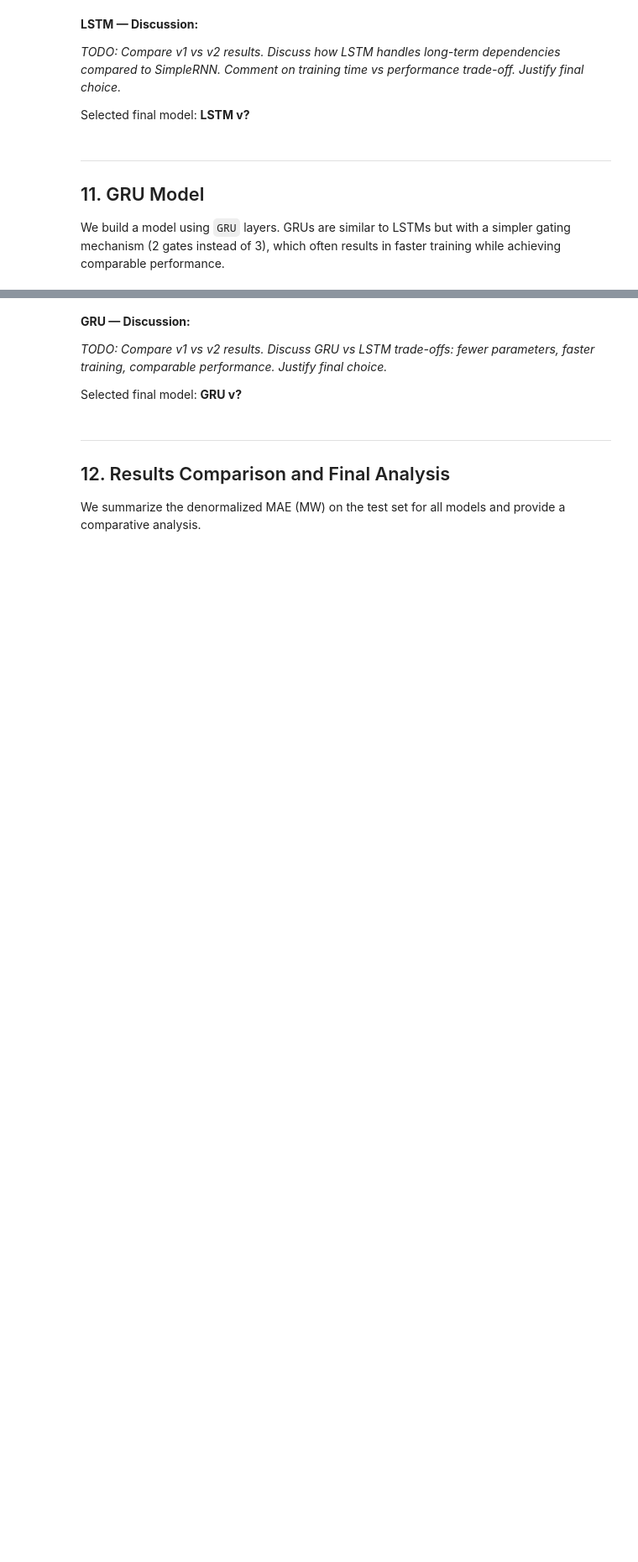
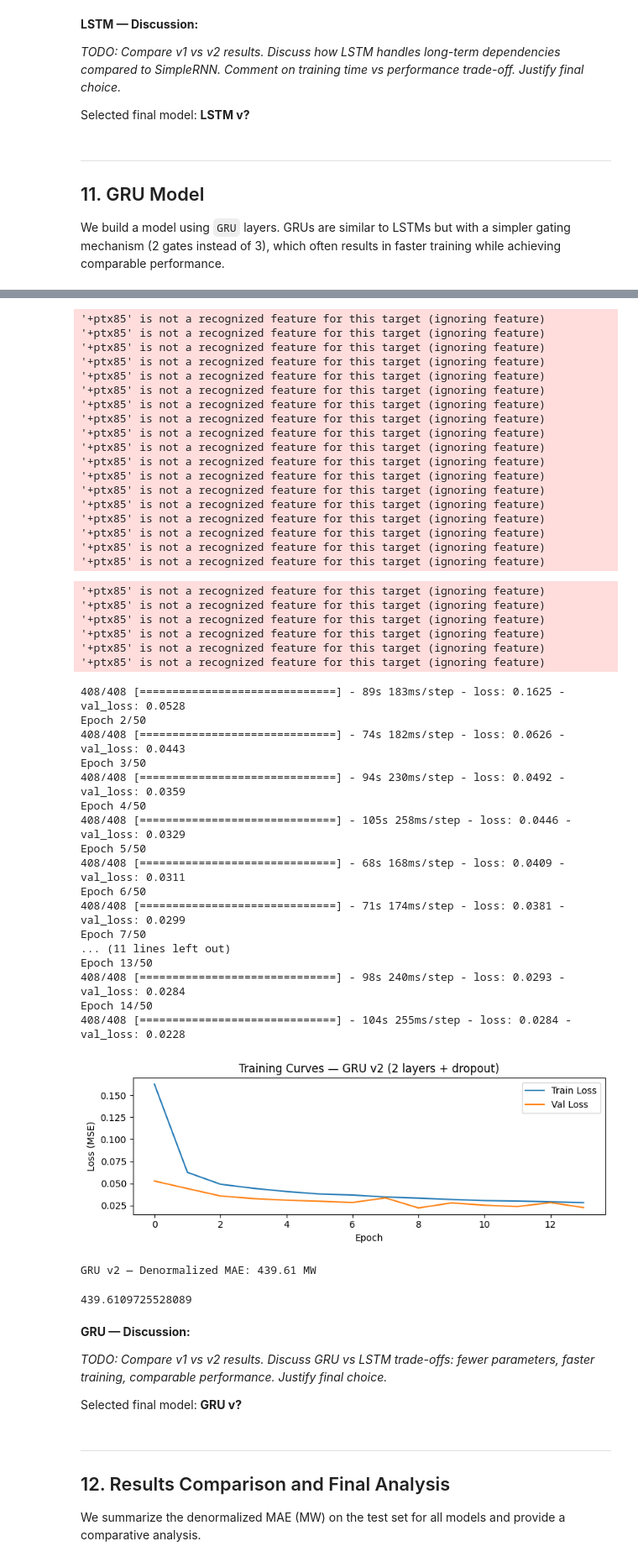
Before and after one commit to lupitia1/DL_Practice_2, a Jupyter notebook: P2_Electricity_Load_Forecasting.ipynb, the cells around one changed output, grey strips where cells are left out. Shown at 84% size. Saved outputs shown, nothing was run; the diff lists cells and outputs as text; code cells hidden in the pictures; blank space fills up the shorter version.

```diff
--- a/P2_Electricity_Load_Forecasting.ipynb
+++ b/P2_Electricity_Load_Forecasting.ipynb
@@ -406,9 +933,9 @@ evaluate_model(model_gru_v1, X_test, y_test, "GRU v1")
 # %%
 # --- Experiment 2: GRU with 2 stacked layers + dropout ---
 model_gru_v2 = keras.Sequential([
-    layers.GRU(64, return_sequences=True, input_shape=(SEQ_LEN, n_features)),
+    layers.GRU(64, return_sequences=True, input_shape=(SEQ_LEN, n_features), unroll=True),
     layers.Dropout(0.2),
-    layers.GRU(32),
+    layers.GRU(32, unroll=True),
     layers.Dropout(0.2),
     layers.Dense(1)
 ], name="GRU_v2")
@@ -429,3 +956,4 @@ history_gru_v2 = model_gru_v2.fit(
 
 plot_training_history(history_gru_v2, "GRU v2 (2 layers + dropout)")
 evaluate_model(model_gru_v2, X_test, y_test, "GRU v2")
+# %% [output]
@@ -432,3 +963,47 @@ evaluate_model(model_gru_v2, X_test, y_test, "GRU v2")
+'+ptx85' is not a recognized feature for this target (ignoring feature)
+'+ptx85' is not a recognized feature for this target (ignoring feature)
+'+ptx85' is not a recognized feature for this target (ignoring feature)
+'+ptx85' is not a recognized feature for this target (ignoring feature)
+'+ptx85' is not a recognized feature for this target (ignoring feature)
+'+ptx85' is not a recognized feature for this target (ignoring feature)
+'+ptx85' is not a recognized feature for this target (ignoring feature)
+'+ptx85' is not a recognized feature for this target (ignoring feature)
+'+ptx85' is not a recognized feature for this target (ignoring feature)
+'+ptx85' is not a recognized feature for this target (ignoring feature)
+'+ptx85' is not a recognized feature for this target (ignoring feature)
+'+ptx85' is not a recognized feature for this target (ignoring feature)
+'+ptx85' is not a recognized feature for this target (ignoring feature)
+'+ptx85' is not a recognized feature for this target (ignoring feature)
+'+ptx85' is not a recognized feature for this target (ignoring feature)
+'+ptx85' is not a recognized feature for this target (ignoring feature)
+'+ptx85' is not a recognized feature for this target (ignoring feature)
+'+ptx85' is not a recognized feature for this target (ignoring feature)
+'+ptx85' is not a recognized feature for this target (ignoring feature)
+'+ptx85' is not a recognized feature for this target (ignoring feature)
+'+ptx85' is not a recognized feature for this target (ignoring feature)
+'+ptx85' is not a recognized feature for this target (ignoring feature)
+'+ptx85' is not a recognized feature for this target (ignoring feature)
+'+ptx85' is not a recognized feature for this target (ignoring feature)
+408/408 [==============================] - 89s 183ms/step - loss: 0.1625 - val_loss: 0.0528
+Epoch 2/50
+408/408 [==============================] - 74s 182ms/step - loss: 0.0626 - val_loss: 0.0443
+Epoch 3/50
+408/408 [==============================] - 94s 230ms/step - loss: 0.0492 - val_loss: 0.0359
+Epoch 4/50
+408/408 [==============================] - 105s 258ms/step - loss: 0.0446 - val_loss: 0.0329
+Epoch 5/50
+408/408 [==============================] - 68s 168ms/step - loss: 0.0409 - val_loss: 0.0311
+Epoch 6/50
+408/408 [==============================] - 71s 174ms/step - loss: 0.0381 - val_loss: 0.0299
+Epoch 7/50
+... (11 lines left out)
+Epoch 13/50
+408/408 [==============================] - 98s 240ms/step - loss: 0.0293 - val_loss: 0.0284
+Epoch 14/50
+408/408 [==============================] - 104s 255ms/step - loss: 0.0284 - val_loss: 0.0228
+[figure, added]
+GRU v2 — Denormalized MAE: 439.61 MW
+439.6109725528089
 # %% [markdown]
 **GRU — Discussion:**
 
```
Also changed, not shown: parts of 23 cells of this notebook.
